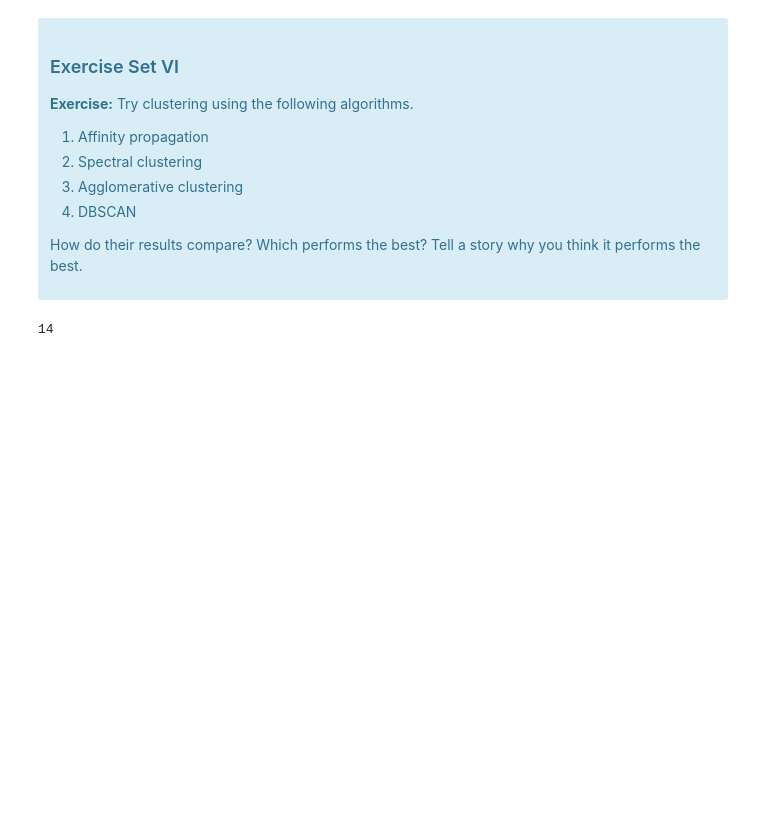
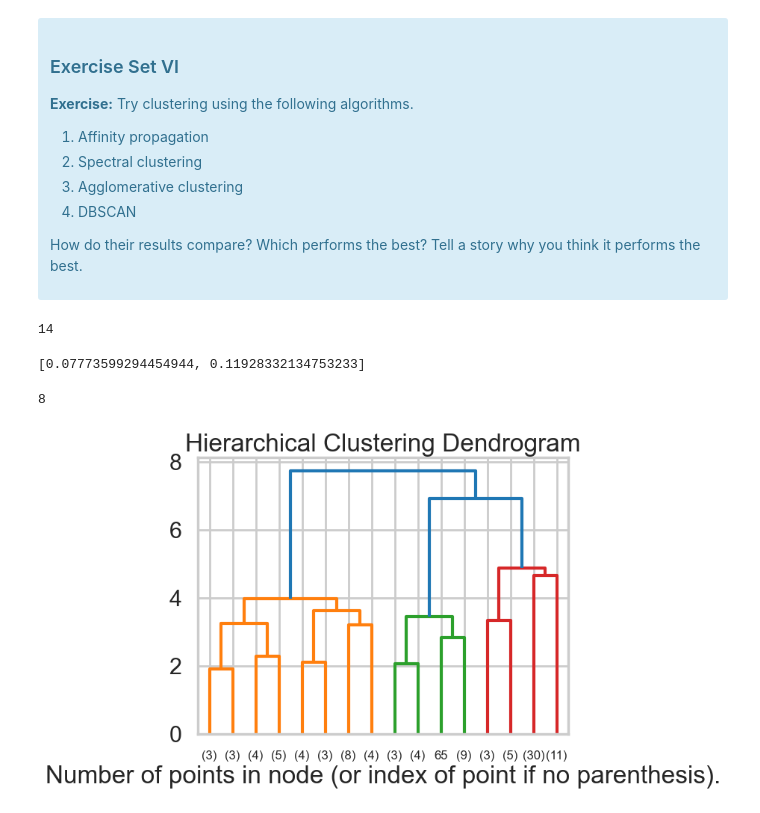
Before and after one commit to Jacinda-G/Springboard-projects, a Jupyter notebook: Unit 15 - Unsupervised Learning/15.6 Principal Components Analysis/Clustering Case Study Customer Segmentation/Clustering Case Study - Customer Segmentation with K-Means - Tier 3.ipynb, the cells around one changed output. Saved outputs shown, nothing was run; the diff lists cells and outputs as text; code cells hidden in the pictures; blank space fills up the shorter version.

```diff
--- a/Unit 15 - Unsupervised Learning/15.6 Principal Components Analysis/Clustering Case Study Customer Segmentation/Clustering Case Study - Customer Segmentation with K-Means - Tier 3.ipynb
+++ b/Unit 15 - Unsupervised Learning/15.6 Principal Components Analysis/Clustering Case Study Customer Segmentation/Clustering Case Study - Customer Segmentation with K-Means - Tier 3.ipynb
@@ -588,0 +580,56 @@ from sklearn.cluster import DBSCAN
+# %%
+#2. Spectral Clustering
+from sklearn.cluster import SpectralClustering
+from sklearn.metrics import silhouette_score
+spectral_model_rbf = SpectralClustering(n_clusters = 14, affinity ='rbf')
+labels_rbf = spectral_model_rbf.fit_predict(X)
+affinity = ['rbf', 'nearest-neighbours']
+# List of Silhouette Scores
+s_scores = []
+
+# Evaluating the performance
+s_scores.append(silhouette_score(X, labels_rbf))
+s_scores.append(silhouette_score(X, cluster_labels))
+
+print(s_scores)
+# %% [output]
+[0.07773599294454944, 0.11928332134753233]
+# %%
+#3.Agglomerative Clustering
+from sklearn.cluster import AgglomerativeClustering
+from scipy.cluster.hierarchy import dendrogram
+score = {}
+for i in range (2,10):
+    clusters = AgglomerativeClustering(i).fit(X)
+    sil_score = silhouette_score(X, clusters.labels_, metric= 'sqeuclidean')
+    score[i] = sil_score
+max_agg_score = max(score, key=score.get)
+print(max_agg_score)
+def plot_dendrogram(model, **kwargs):
+    counts = np.zeros(model.children_.shape[0])
+    n_samples = len(model.labels_)
+    for i, merge in enumerate(model.children_):
+        current_count = 0
+        for child_idx in merge:
+            if child_idx < n_samples:
+                current_count += 1
+            else:
+                current_count += counts[child_idx - n_samples]
+        counts[i] = current_count
+
+    linkage_matrix = np.column_stack(
+        [model.children_, model.distances_, counts]
+    ).astype(float)
+
+    dendrogram(linkage_matrix, **kwargs)
+model = AgglomerativeClustering(distance_threshold=0, n_clusters=None)
+
+model = model.fit(X)
+plt.title("Hierarchical Clustering Dendrogram")
+# plot the top three levels of the dendrogram
+plot_dendrogram(model, truncate_mode="level", p=3)
+plt.xlabel("Number of points in node (or index of point if no parenthesis).")
+plt.show()
+# %% [output]
+8
+[figure, added]
```
Also changed, not shown: parts of 8 cells of this notebook.
